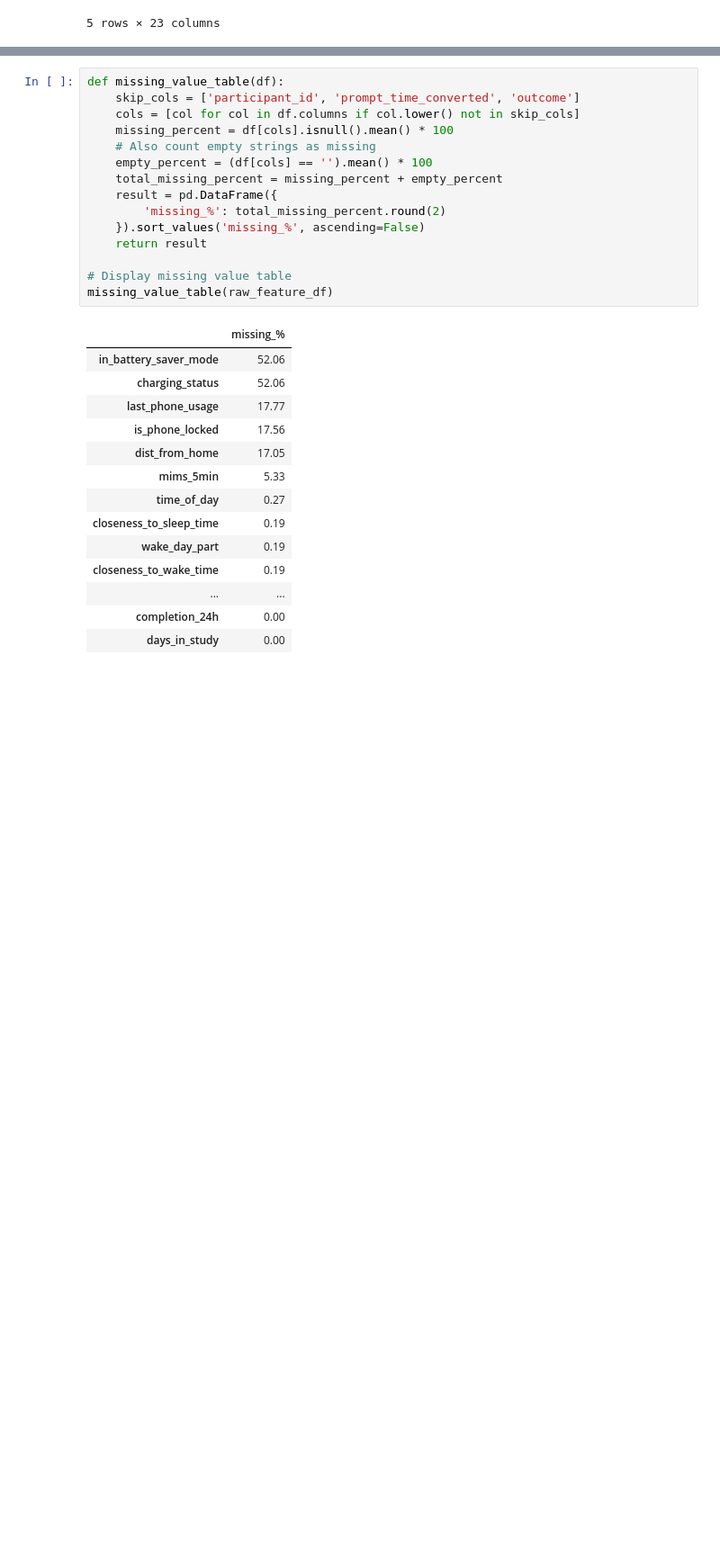
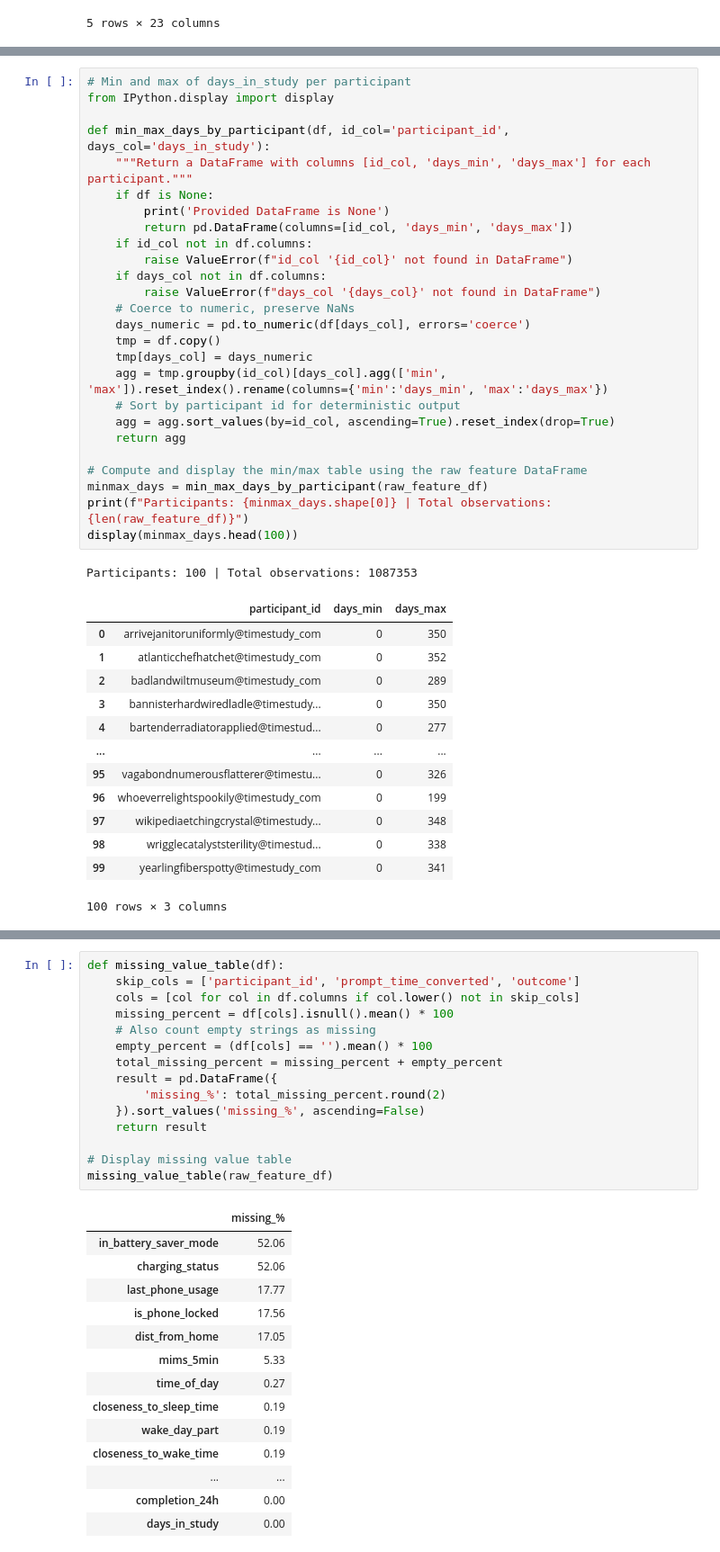
Before and after one commit to adityaponnada/real_time_prompting, a Jupyter notebook: feature_selection_normalization.ipynb, the cells around one changed output, grey strips where cells are left out. Shown at 90% size. Drawn from its saved outputs; the diff is of its cells as text; blank space fills up the shorter version.

```diff
--- a/feature_selection_normalization.ipynb
+++ b/feature_selection_normalization.ipynb
@@ -36,0 +91,41 @@ For all the features, we will get the % of missing data in them.
+# %%
+# Min and max of days_in_study per participant
+from IPython.display import display
+
+def min_max_days_by_participant(df, id_col='participant_id', days_col='days_in_study'):
+    """Return a DataFrame with columns [id_col, 'days_min', 'days_max'] for each participant."""
+    if df is None:
+        print('Provided DataFrame is None')
+        return pd.DataFrame(columns=[id_col, 'days_min', 'days_max'])
+    if id_col not in df.columns:
+        raise ValueError(f"id_col '{id_col}' not found in DataFrame")
+    if days_col not in df.columns:
+        raise ValueError(f"days_col '{days_col}' not found in DataFrame")
+    # Coerce to numeric, preserve NaNs
+    days_numeric = pd.to_numeric(df[days_col], errors='coerce')
+    tmp = df.copy()
+    tmp[days_col] = days_numeric
+    agg = tmp.groupby(id_col)[days_col].agg(['min', 'max']).reset_index().rename(columns={'min':'days_min', 'max':'days_max'})
+    # Sort by participant id for deterministic output
+    agg = agg.sort_values(by=id_col, ascending=True).reset_index(drop=True)
+    return agg
+
+# Compute and display the min/max table using the raw feature DataFrame
+minmax_days = min_max_days_by_participant(raw_feature_df)
+print(f"Participants: {minmax_days.shape[0]} | Total observations: {len(raw_feature_df)}")
+display(minmax_days.head(100))
+# %% [output]
+Participants: 100 | Total observations: 1087353
+|  | participant_id | days_min | days_max |
+| 0 | arrivejanitoruniformly@timestudy_com | 0 | 350 |
+| 1 | atlanticchefhatchet@timestudy_com | 0 | 352 |
+| 2 | badlandwiltmuseum@timestudy_com | 0 | 289 |
+| 3 | bannisterhardwiredladle@timestudy... | 0 | 350 |
+| 4 | bartenderradiatorapplied@timestud... | 0 | 277 |
+| ... | ... | ... | ... |
+| 95 | vagabondnumerousflatterer@timestu... | 0 | 326 |
+| 96 | whoeverrelightspookily@timestudy_com | 0 | 199 |
+| 97 | wikipediaetchingcrystal@timestudy... | 0 | 348 |
+| 98 | wrigglecatalyststerility@timestud... | 0 | 338 |
+| 99 | yearlingfiberspotty@timestudy_com | 0 | 341 |
+100 rows × 3 columns
```
Also changed, not shown: parts of 16 cells of this notebook, 2 other files.
